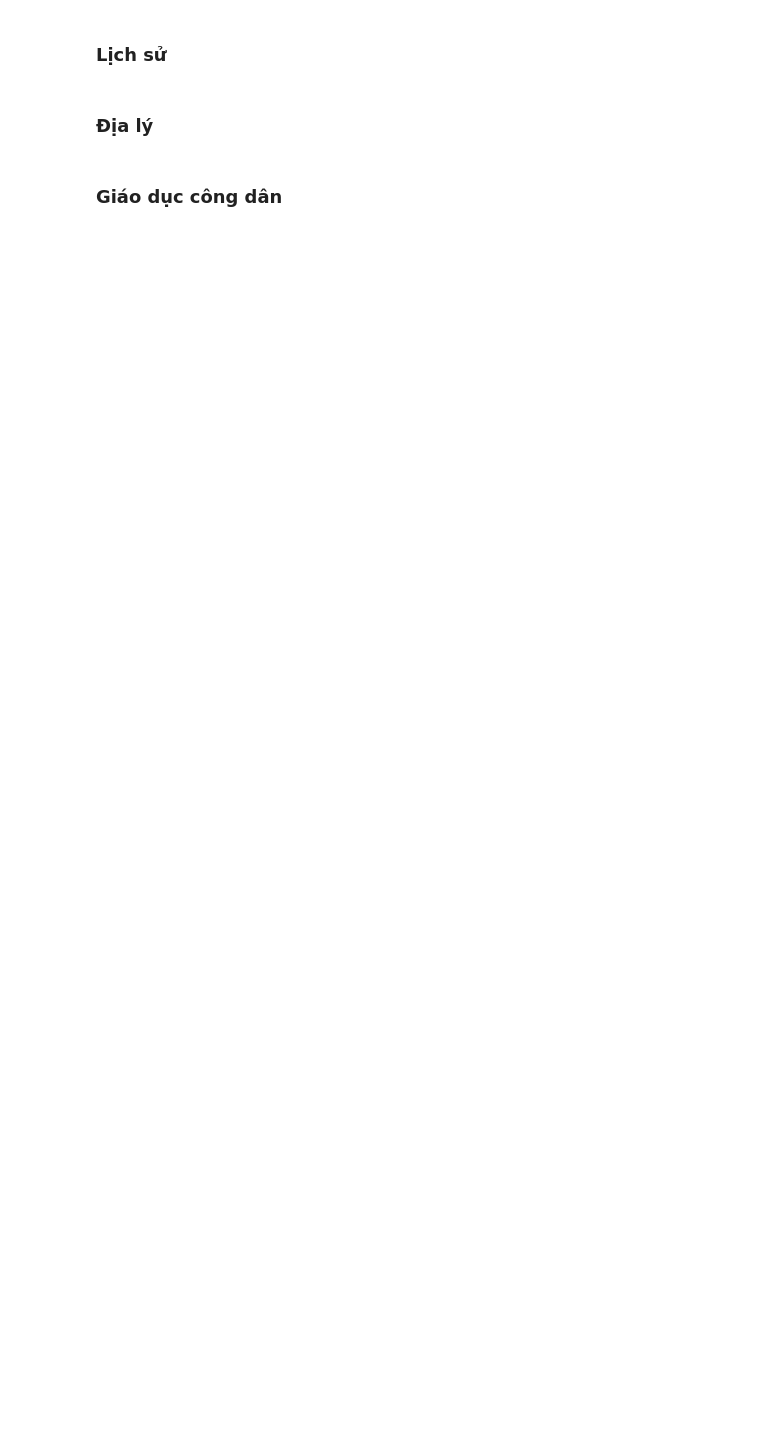
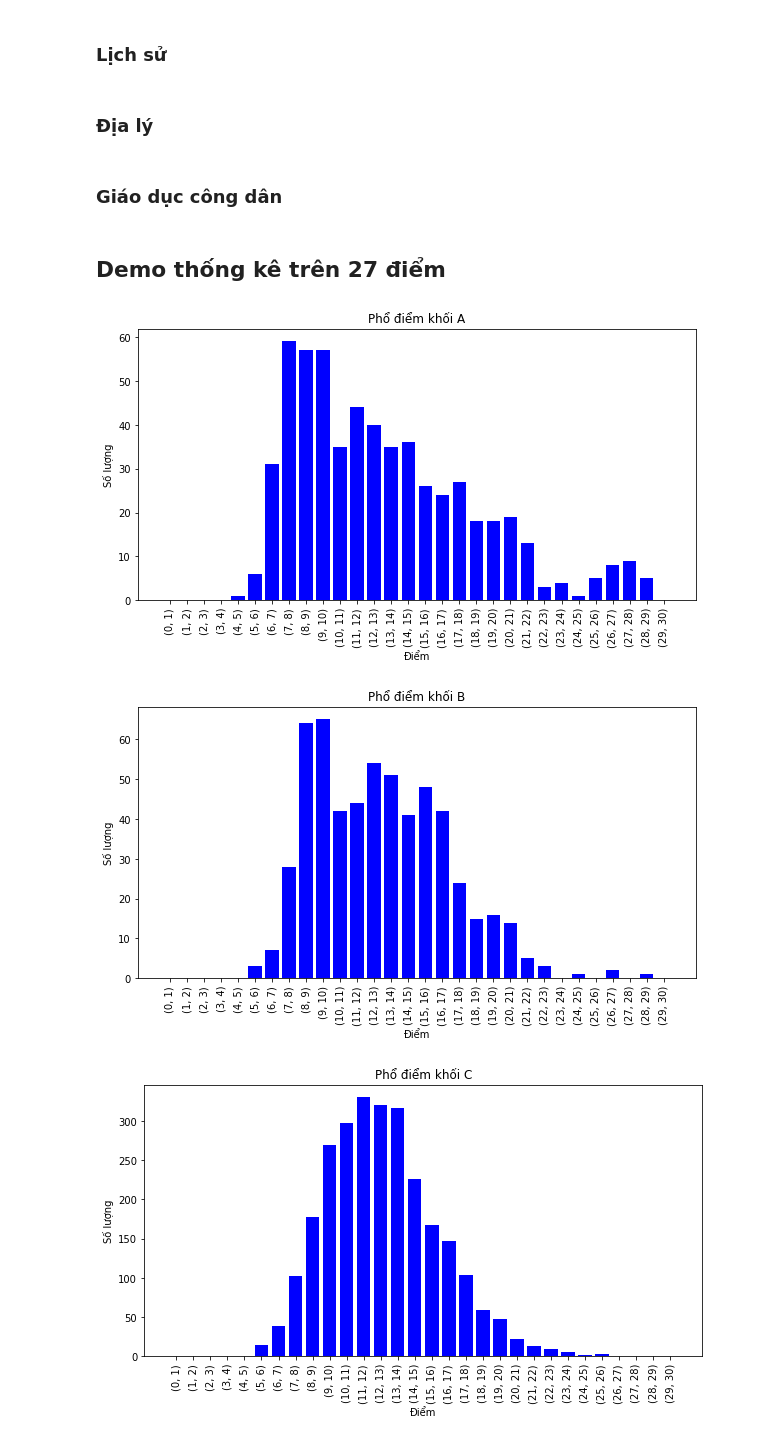
Before and after one commit to IrisStream/exam-cheating, a Jupyter notebook: src/report.ipynb, the cells around one changed output. Cells and saved outputs as stored; diff of their text form; code cells hidden in the pictures; blank space fills up the shorter version.

```diff
--- a/src/report.ipynb
+++ b/src/report.ipynb
@@ -45,3 +106,22 @@ __Nhận xét:__
 ### Địa lý
 # %% [markdown]
 ### Giáo dục công dân
+# %% [markdown]
+## Demo thống kê trên 27 điểm
+# %%
+x_axis = makeXAxis(0,1,30)
+y_axis_gradeA = makeYAxis(data['Hà Giang']['KHỐI A'], x_axis)
+y_axis_gradeB = makeYAxis(data['Hà Giang']['KHỐI B'], x_axis)
+y_axis_gradeC = makeYAxis(data['Hà Giang']['KHỐI C'], x_axis)
+y_axis_gradeD = makeYAxis(data['Hà Giang']['KHỐI D'], x_axis)
+y_axis_gradeA1 = makeYAxis(data['Hà Giang']['KHỐI A1'], x_axis)
+
+draw(x_axis_gradeA, y_axis_gradeA, 'Phổ điểm khối A', 'Điểm', 'Số lượng', (10,5))
+draw(x_axis_gradeA, y_axis_gradeB, 'Phổ điểm khối B', 'Điểm', 'Số lượng', (10,5))
+draw(x_axis_gradeA, y_axis_gradeC, 'Phổ điểm khối C', 'Điểm', 'Số lượng', (10,5))
+draw(x_axis_gradeA, y_axis_gradeD, 'Phổ điểm khối D', 'Điểm', 'Số lượng', (10,5))
+draw(x_axis_gradeA, y_axis_gradeA1, 'Phổ điểm khối A1', 'Điểm', 'Số lượng', (10,5))
+# %% [output]
+[figure, added]
+[figure, added]
+[figure, added]
```
Also changed, not shown: parts of 7 cells of this notebook.
